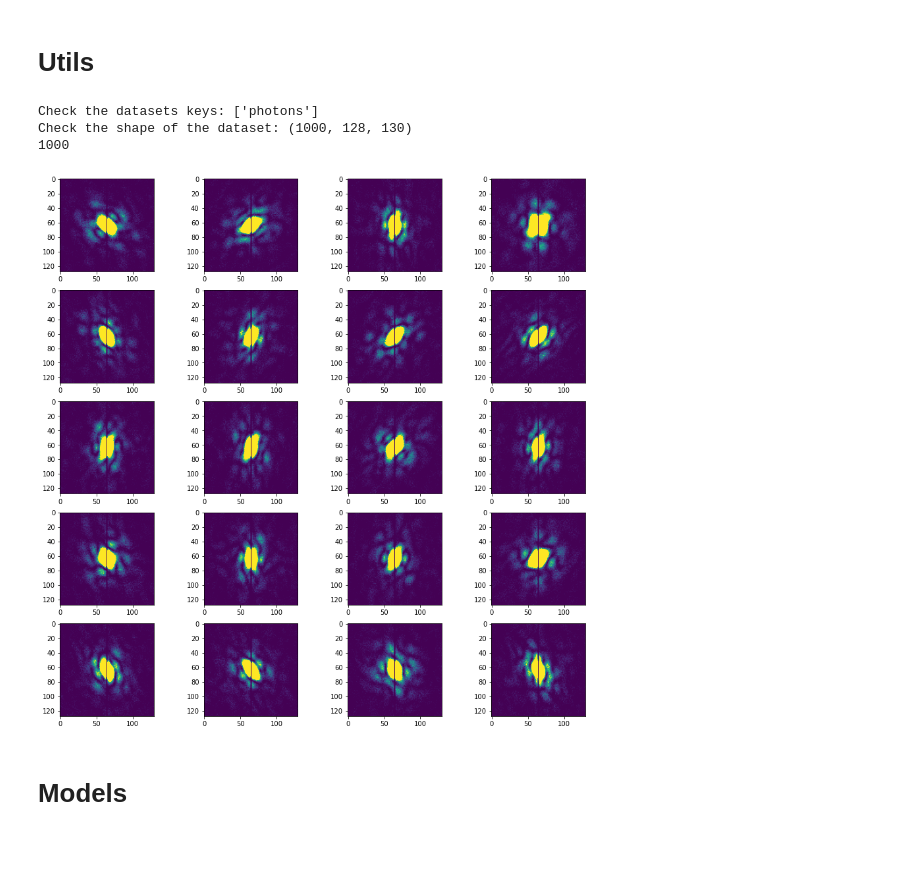
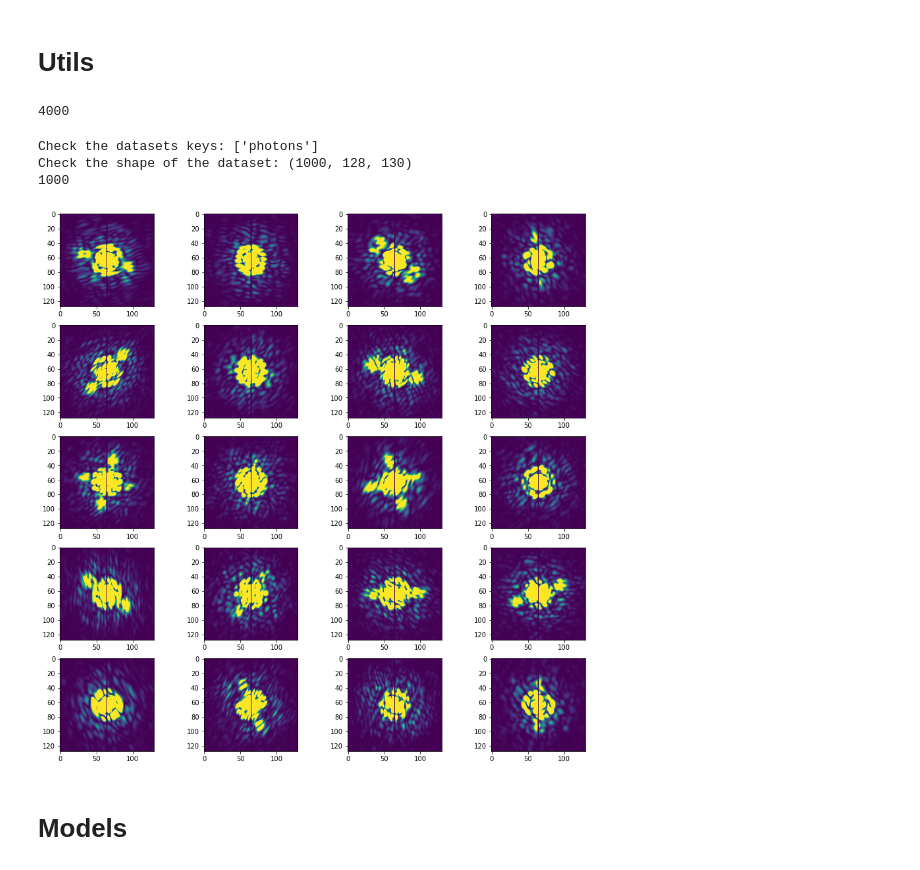
Before and after one commit to XiangmengCai/CS230_Project, a Jupyter notebook: pipeline.ipynb, the cells around one changed output. Saved outputs shown, nothing was run; the diff lists cells and outputs as text; code cells hidden in the pictures.

```diff
--- a/pipeline.ipynb
+++ b/pipeline.ipynb
@@ -216,11 +248,3 @@ def read_thumbnails(fname):
     plt.show()
 # %%
 root_dir = './data/thumbnail'
-image_dir = '{}/SPI_7dwz_1k_quadruple_thumbnail.h5'.format(root_dir)
-
-read_thumbnails(image_dir)
-# %% [output]
-Check the datasets keys: ['photons']
-Check the shape of the dataset: (1000, 128, 130)
-1000
-[figure, removed]
@@ -226,0 +263,4 @@ Check the shape of the dataset: (1000, 128, 130)
+# %%
+len(dataset)
+# %% [output]
+4000
@@ -227,3 +273,15 @@ Check the shape of the dataset: (1000, 128, 130)
+# %%
+particle = '1ss8'
+root_dir = './data/thumbnail'
+image_dir = f'{root_dir}/SPI_{particle}_1k_quadruple_thumbnail.h5'
+# image_dir = f'{root_dir}/SPI_{particle}_4k_single_thumbnail.h5'
+
+read_thumbnails(image_dir)
+# %% [output]
+Check the datasets keys: ['photons']
+Check the shape of the dataset: (1000, 128, 130)
+1000
+[figure, added]
 # %% [markdown]
 # Models
 # %% [markdown]
```
Also changed, not shown: parts of 21 cells of this notebook, 1 other file.
